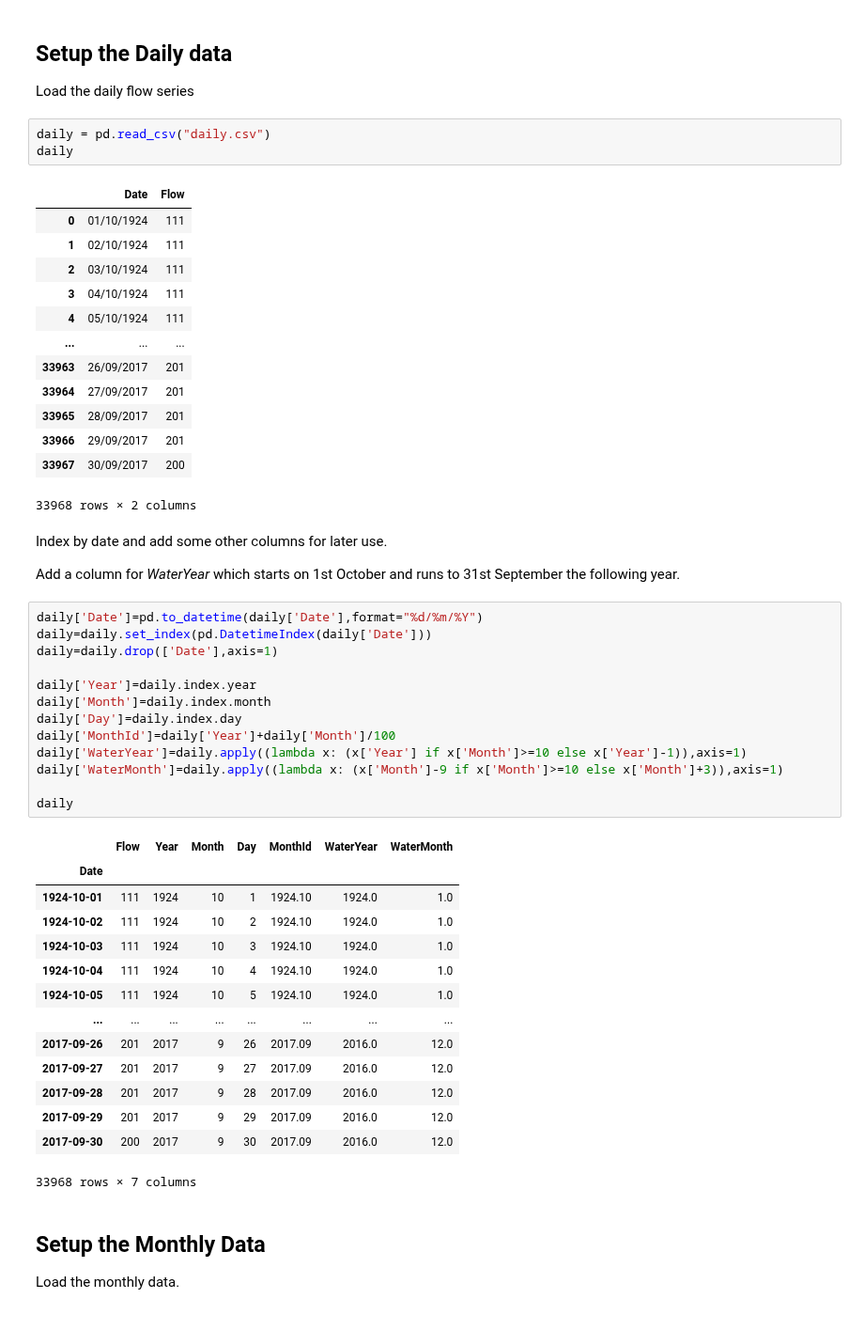
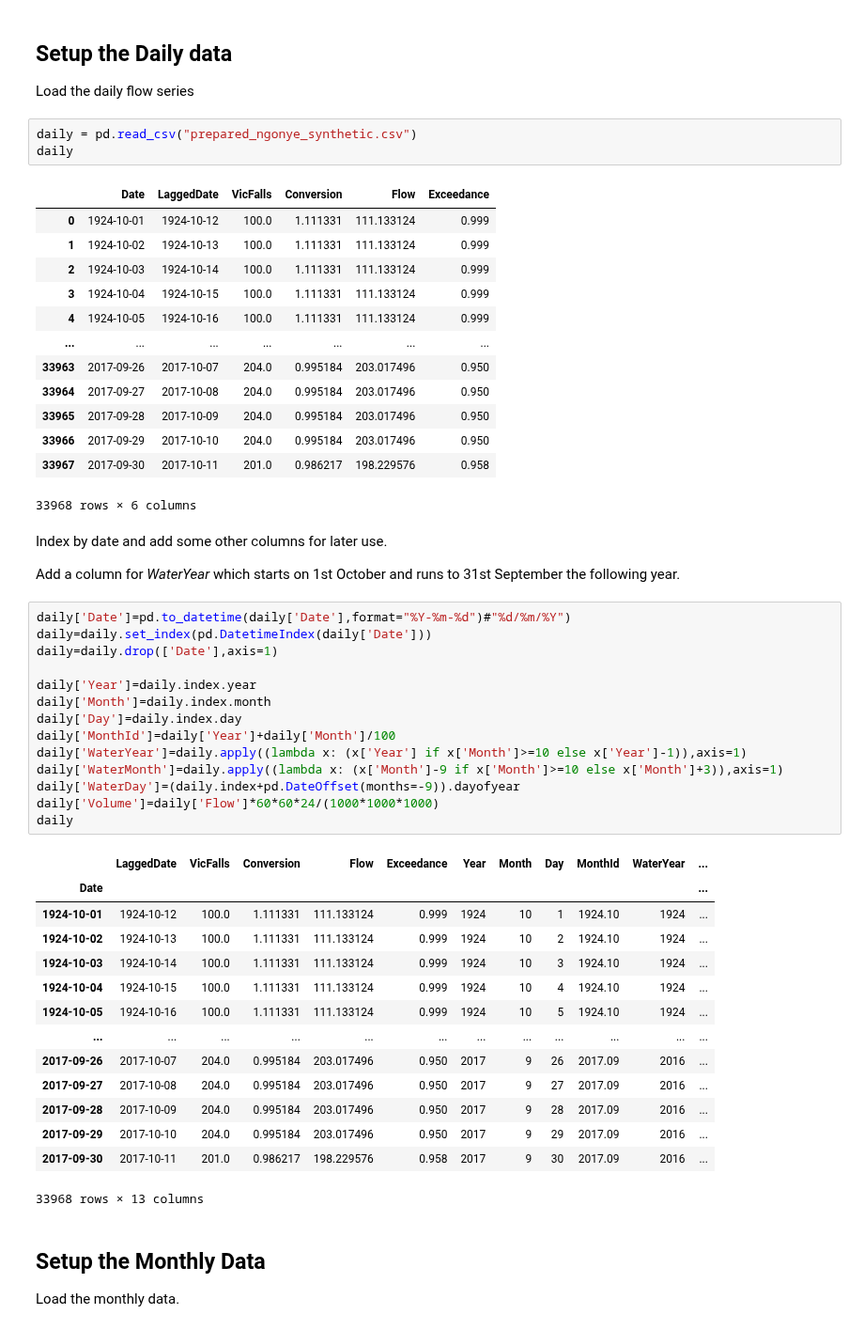
Before and after one commit to AndyFlem/ngonye-notepad, a Jupyter notebook: ngonye_flow_data.ipynb, the cells around one changed output. Shown at 94% size. Drawn from its saved outputs; the diff is of its cells as text.

```diff
--- a/ngonye_flow_data.ipynb
+++ b/ngonye_flow_data.ipynb
@@ -8,54 +8,55 @@ import pandas as pd
 
 Load the daily flow series
 # %%
-daily = pd.read_csv("daily.csv")
+daily = pd.read_csv("prepared_ngonye_synthetic.csv")
 daily
 # %% [output]
-|  | Date | Flow |
-| 0 | 01/10/1924 | 111 |
-| 1 | 02/10/1924 | 111 |
-| 2 | 03/10/1924 | 111 |
-| 3 | 04/10/1924 | 111 |
-| 4 | 05/10/1924 | 111 |
-| ... | ... | ... |
-| 33963 | 26/09/2017 | 201 |
-| 33964 | 27/09/2017 | 201 |
-| 33965 | 28/09/2017 | 201 |
-| 33966 | 29/09/2017 | 201 |
-| 33967 | 30/09/2017 | 200 |
+|  | Date | LaggedDate | VicFalls | Conversion | Flow | Exceedance |
+| 0 | 1924-10-01 | 1924-10-12 | 100.0 | 1.111331 | 111.133124 | 0.999 |
+| 1 | 1924-10-02 | 1924-10-13 | 100.0 | 1.111331 | 111.133124 | 0.999 |
+| 2 | 1924-10-03 | 1924-10-14 | 100.0 | 1.111331 | 111.133124 | 0.999 |
+| 3 | 1924-10-04 | 1924-10-15 | 100.0 | 1.111331 | 111.133124 | 0.999 |
+| 4 | 1924-10-05 | 1924-10-16 | 100.0 | 1.111331 | 111.133124 | 0.999 |
+| ... | ... | ... | ... | ... | ... | ... |
+| 33963 | 2017-09-26 | 2017-10-07 | 204.0 | 0.995184 | 203.017496 | 0.950 |
+| 33964 | 2017-09-27 | 2017-10-08 | 204.0 | 0.995184 | 203.017496 | 0.950 |
+| 33965 | 2017-09-28 | 2017-10-09 | 204.0 | 0.995184 | 203.017496 | 0.950 |
+| 33966 | 2017-09-29 | 2017-10-10 | 204.0 | 0.995184 | 203.017496 | 0.950 |
+| 33967 | 2017-09-30 | 2017-10-11 | 201.0 | 0.986217 | 198.229576 | 0.958 |
-33968 rows × 2 columns
+33968 rows × 6 columns
 # %% [markdown]
 Index by date and add some other columns for later use.
 
 Add a column for *WaterYear* which starts on 1st October and runs to 31st September the following year.
 # %%
-daily['Date']=pd.to_datetime(daily['Date'],format="%d/%m/%Y")
+daily['Date']=pd.to_datetime(daily['Date'],format="%Y-%m-%d")#"%d/%m/%Y")
 daily=daily.set_index(pd.DatetimeIndex(daily['Date']))
 daily=daily.drop(['Date'],axis=1)
 
 daily['Year']=daily.index.year
 daily['Month']=daily.index.month
 daily['Day']=daily.index.day
 daily['MonthId']=daily['Year']+daily['Month']/100
 daily['WaterYear']=daily.apply((lambda x: (x['Year'] if x['Month']>=10 else x['Year']-1)),axis=1)
 daily['WaterMonth']=daily.apply((lambda x: (x['Month']-9 if x['Month']>=10 else x['Month']+3)),axis=1)
-
+daily['WaterDay']=(daily.index+pd.DateOffset(months=-9)).dayofyear
+daily['Volume']=daily['Flow']*60*60*24/(1000*1000*1000)
 daily
 # %% [output]
-|  | Flow | Year | Month | Day | MonthId | WaterYear | WaterMonth |
-| Date |  |  |  |  |  |  |  |
-| 1924-10-01 | 111 | 1924 | 10 | 1 | 1924.10 | 1924.0 | 1.0 |
-| 1924-10-02 | 111 | 1924 | 10 | 2 | 1924.10 | 1924.0 | 1.0 |
-| 1924-10-03 | 111 | 1924 | 10 | 3 | 1924.10 | 1924.0 | 1.0 |
-| 1924-10-04 | 111 | 1924 | 10 | 4 | 1924.10 | 1924.0 | 1.0 |
-| 1924-10-05 | 111 | 1924 | 10 | 5 | 1924.10 | 1924.0 | 1.0 |
-| ... | ... | ... | ... | ... | ... | ... | ... |
-| 2017-09-26 | 201 | 2017 | 9 | 26 | 2017.09 | 2016.0 | 12.0 |
-| 2017-09-27 | 201 | 2017 | 9 | 27 | 2017.09 | 2016.0 | 12.0 |
-| 2017-09-28 | 201 | 2017 | 9 | 28 | 2017.09 | 2016.0 | 12.0 |
-| 2017-09-29 | 201 | 2017 | 9 | 29 | 2017.09 | 2016.0 | 12.0 |
-| 2017-09-30 | 200 | 2017 | 9 | 30 | 2017.09 | 2016.0 | 12.0 |
+|  | LaggedDate | VicFalls | Conversion | Flow | Exceedance | Year | Month | Day | MonthId | WaterYear | ... |
+| Date |  |  |  |  |  |  |  |  |  |  | ... |
+| 1924-10-01 | 1924-10-12 | 100.0 | 1.111331 | 111.133124 | 0.999 | 1924 | 10 | 1 | 1924.10 | 1924 | ... |
+| 1924-10-02 | 1924-10-13 | 100.0 | 1.111331 | 111.133124 | 0.999 | 1924 | 10 | 2 | 1924.10 | 1924 | ... |
+| 1924-10-03 | 1924-10-14 | 100.0 | 1.111331 | 111.133124 | 0.999 | 1924 | 10 | 3 | 1924.10 | 1924 | ... |
+| 1924-10-04 | 1924-10-15 | 100.0 | 1.111331 | 111.133124 | 0.999 | 1924 | 10 | 4 | 1924.10 | 1924 | ... |
+| 1924-10-05 | 1924-10-16 | 100.0 | 1.111331 | 111.133124 | 0.999 | 1924 | 10 | 5 | 1924.10 | 1924 | ... |
+| ... | ... | ... | ... | ... | ... | ... | ... | ... | ... | ... | ... |
+| 2017-09-26 | 2017-10-07 | 204.0 | 0.995184 | 203.017496 | 0.950 | 2017 | 9 | 26 | 2017.09 | 2016 | ... |
+| 2017-09-27 | 2017-10-08 | 204.0 | 0.995184 | 203.017496 | 0.950 | 2017 | 9 | 27 | 2017.09 | 2016 | ... |
+| 2017-09-28 | 2017-10-09 | 204.0 | 0.995184 | 203.017496 | 0.950 | 2017 | 9 | 28 | 2017.09 | 2016 | ... |
+| 2017-09-29 | 2017-10-10 | 204.0 | 0.995184 | 203.017496 | 0.950 | 2017 | 9 | 29 | 2017.09 | 2016 | ... |
+| 2017-09-30 | 2017-10-11 | 201.0 | 0.986217 | 198.229576 | 0.958 | 2017 | 9 | 30 | 2017.09 | 2016 | ... |
-33968 rows × 7 columns
+33968 rows × 13 columns
 # %% [markdown]
 ## Setup the Monthly Data
 
```
Also changed, not shown: parts of 13 cells of this notebook, 22 other files.
